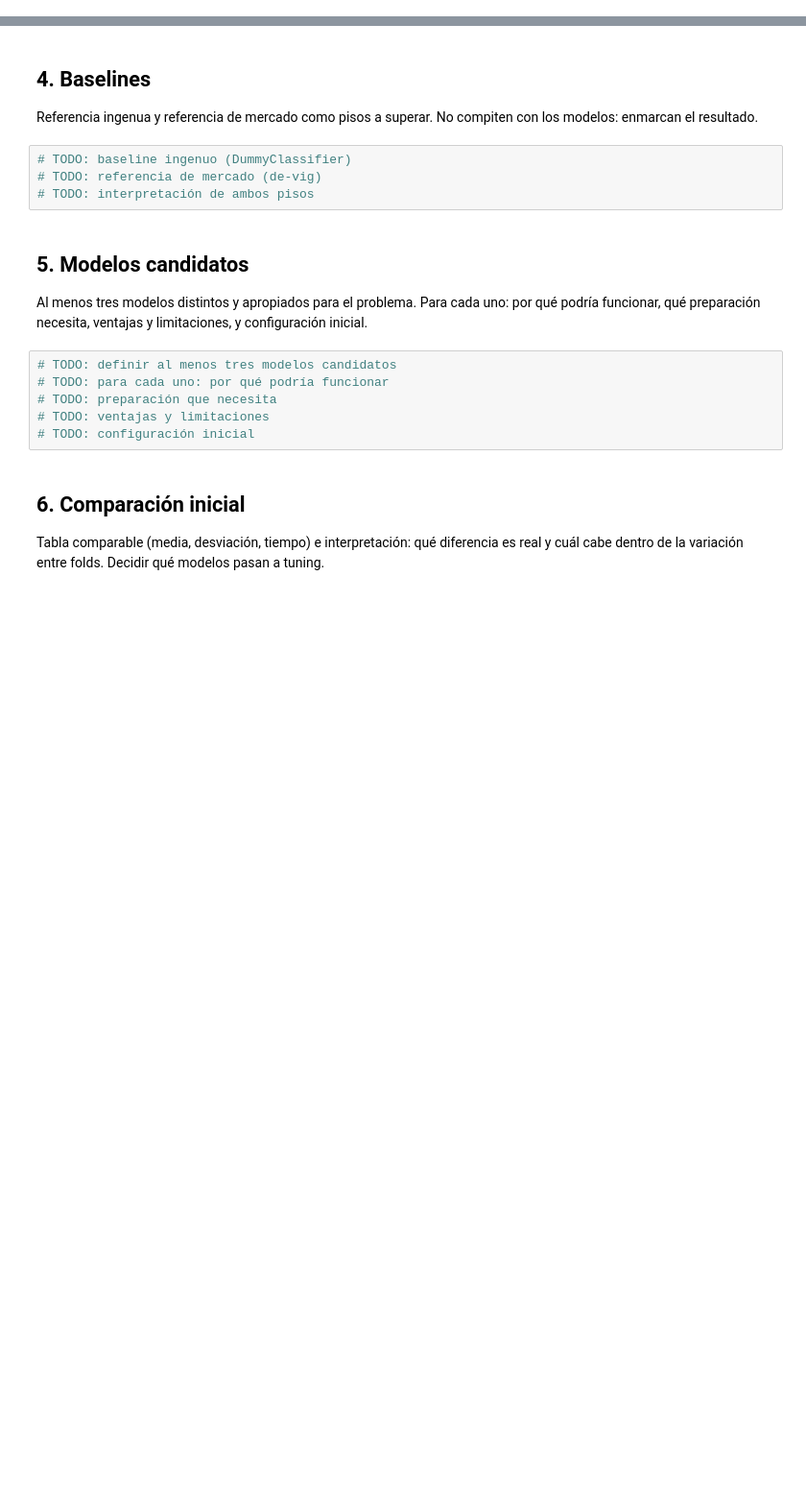
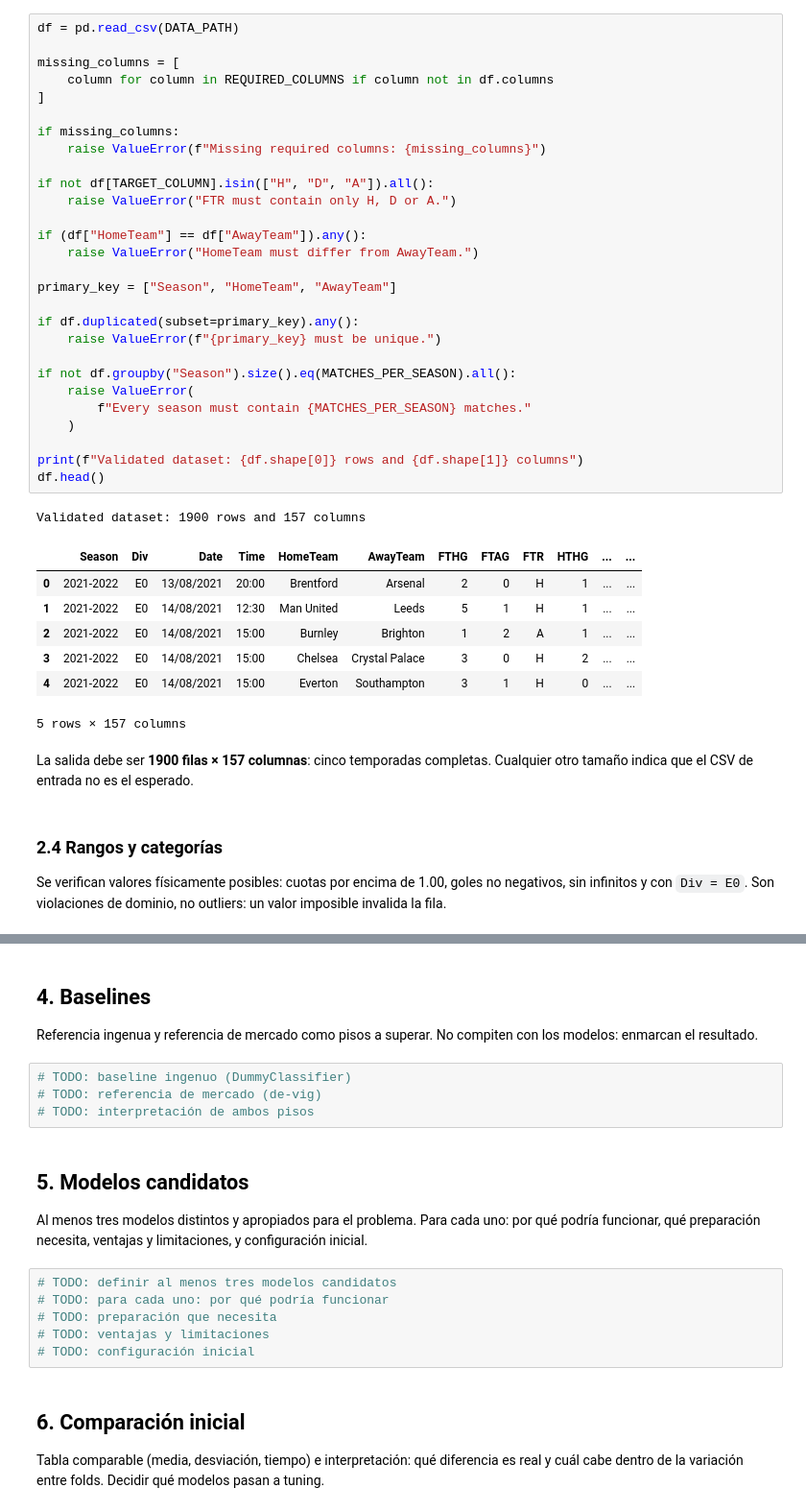
Before and after one commit to errodd/premier_league_football_predictor, a Jupyter notebook: notebooks/03_modeling_and_model_selection.ipynb, the cells around one changed output, grey strips where cells are left out. Shown at 96% size. Cells and saved outputs as stored; diff of their text form; blank space fills up the shorter version.

Commit message:
Base de Objetivo, métrica y protocolo de evaluación, traer data del notebook 02 y CV

```diff
--- a/notebooks/03_modeling_and_model_selection.ipynb
+++ b/notebooks/03_modeling_and_model_selection.ipynb
@@ -40,0 +210,43 @@ Elegir el esquema que respete la estructura de los datos, justificar el número
+# %%
+df = pd.read_csv(DATA_PATH)
+
+missing_columns = [
+    column for column in REQUIRED_COLUMNS if column not in df.columns
+]
+
+if missing_columns:
+    raise ValueError(f"Missing required columns: {missing_columns}")
+
+if not df[TARGET_COLUMN].isin(["H", "D", "A"]).all():
+    raise ValueError("FTR must contain only H, D or A.")
+
+if (df["HomeTeam"] == df["AwayTeam"]).any():
+    raise ValueError("HomeTeam must differ from AwayTeam.")
+
+primary_key = ["Season", "HomeTeam", "AwayTeam"]
+
+if df.duplicated(subset=primary_key).any():
+    raise ValueError(f"{primary_key} must be unique.")
+
+if not df.groupby("Season").size().eq(MATCHES_PER_SEASON).all():
+    raise ValueError(
+        f"Every season must contain {MATCHES_PER_SEASON} matches."
+    )
+
+print(f"Validated dataset: {df.shape[0]} rows and {df.shape[1]} columns")
+df.head()
+# %% [output]
+Validated dataset: 1900 rows and 157 columns
+|  | Season | Div | Date | Time | HomeTeam | AwayTeam | FTHG | FTAG | FTR | HTHG | ... | ... |
+| 0 | 2021-2022 | E0 | 13/08/2021 | 20:00 | Brentford | Arsenal | 2 | 0 | H | 1 | ... | ... |
+| 1 | 2021-2022 | E0 | 14/08/2021 | 12:30 | Man United | Leeds | 5 | 1 | H | 1 | ... | ... |
+| 2 | 2021-2022 | E0 | 14/08/2021 | 15:00 | Burnley | Brighton | 1 | 2 | A | 1 | ... | ... |
+| 3 | 2021-2022 | E0 | 14/08/2021 | 15:00 | Chelsea | Crystal Palace | 3 | 0 | H | 2 | ... | ... |
+| 4 | 2021-2022 | E0 | 14/08/2021 | 15:00 | Everton | Southampton | 3 | 1 | H | 0 | ... | ... |
+5 rows × 157 columns
+# %% [markdown]
+La salida debe ser **1900 filas × 157 columnas**: cinco temporadas completas. Cualquier otro tamaño indica que el CSV de entrada no es el esperado.
+# %% [markdown]
+### 2.4 Rangos y categorías
+
+Se verifican valores físicamente posibles: cuotas por encima de 1.00, goles no negativos, sin infinitos y con `Div = E0`. Son violaciones de dominio, no outliers: un valor imposible invalida la fila.
```
Also changed, not shown: parts of 47 cells of this notebook.
